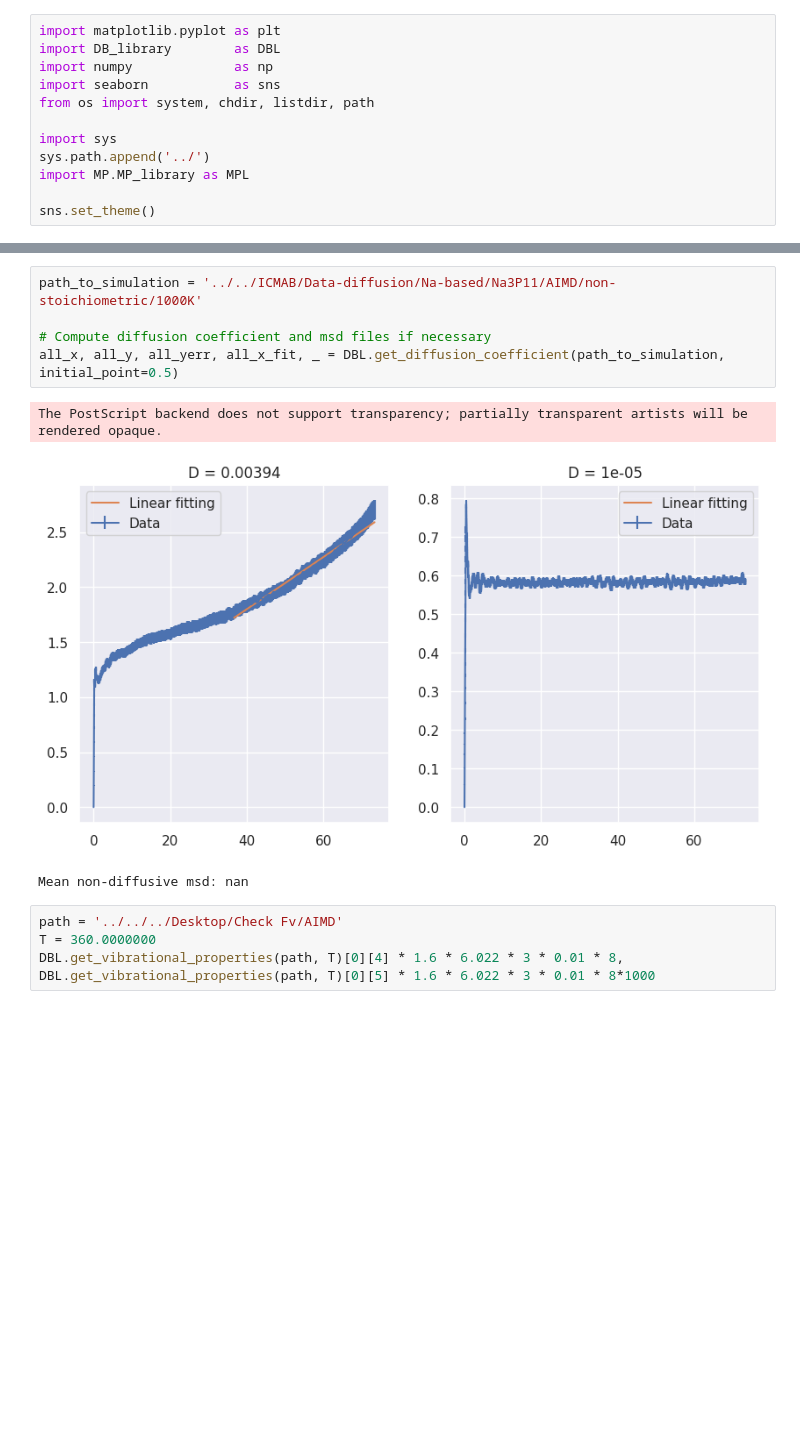
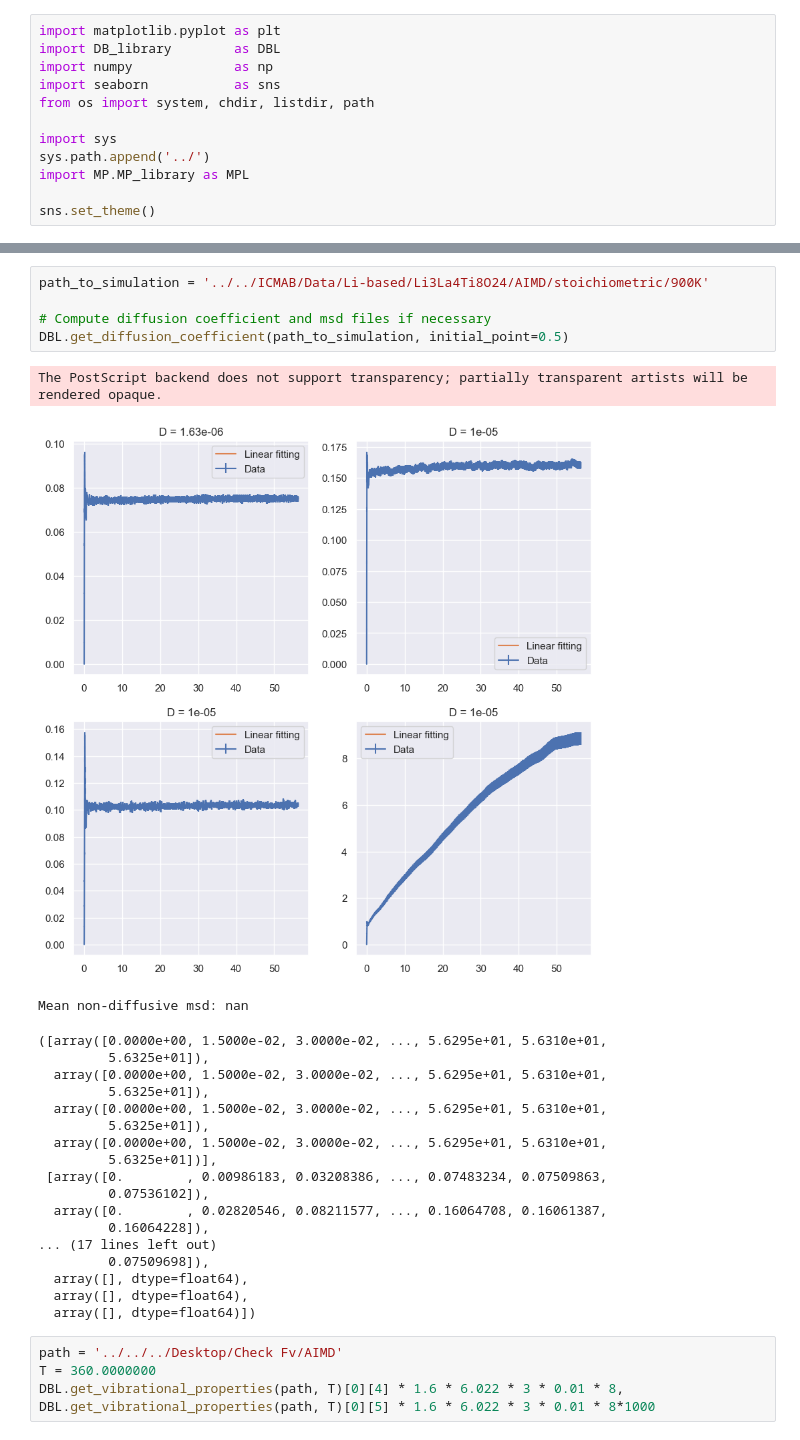
Before and after one commit to CibranLopez/Database, a Jupyter notebook: Incorporate_data.ipynb, the cells around one changed output, grey strips where cells are left out. Cells and saved outputs as stored; diff of their text form; blank space fills up the shorter version.

```diff
--- a/Incorporate_data.ipynb
+++ b/Incorporate_data.ipynb
@@ -47,12 +47,29 @@ for family in families:
 # %%
-path_to_simulation = '../../ICMAB/Data-diffusion/Na-based/Na3P11/AIMD/non-stoichiometric/1000K'
+path_to_simulation = '../../ICMAB/Data/Li-based/Li3La4Ti8O24/AIMD/stoichiometric/900K'
 
 # Compute diffusion coefficient and msd files if necessary
-all_x, all_y, all_yerr, all_x_fit, _ = DBL.get_diffusion_coefficient(path_to_simulation, initial_point=0.5)
+DBL.get_diffusion_coefficient(path_to_simulation, initial_point=0.5)
 # %% [output]
 The PostScript backend does not support transparency; partially transparent artists will be rendered opaque.
-[figure, old version]
+[figure, new version]
 Mean non-diffusive msd: nan
+([array([0.0000e+00, 1.5000e-02, 3.0000e-02, ..., 5.6295e+01, 5.6310e+01,
+         5.6325e+01]),
+  array([0.0000e+00, 1.5000e-02, 3.0000e-02, ..., 5.6295e+01, 5.6310e+01,
+         5.6325e+01]),
+  array([0.0000e+00, 1.5000e-02, 3.0000e-02, ..., 5.6295e+01, 5.6310e+01,
+         5.6325e+01]),
+  array([0.0000e+00, 1.5000e-02, 3.0000e-02, ..., 5.6295e+01, 5.6310e+01,
+         5.6325e+01])],
+ [array([0.        , 0.00986183, 0.03208386, ..., 0.07483234, 0.07509863,
+         0.07536102]),
+  array([0.        , 0.02820546, 0.08211577, ..., 0.16064708, 0.16061387,
+         0.16064228]),
+... (17 lines left out)
+         0.07509698]),
+  array([], dtype=float64),
+  array([], dtype=float64),
+  array([], dtype=float64)])
 # %%
 path = '../../../Desktop/Check Fv/AIMD'
 T = 360.0000000
```
Also changed, not shown: parts of 2 cells of this notebook, 1 other file.
